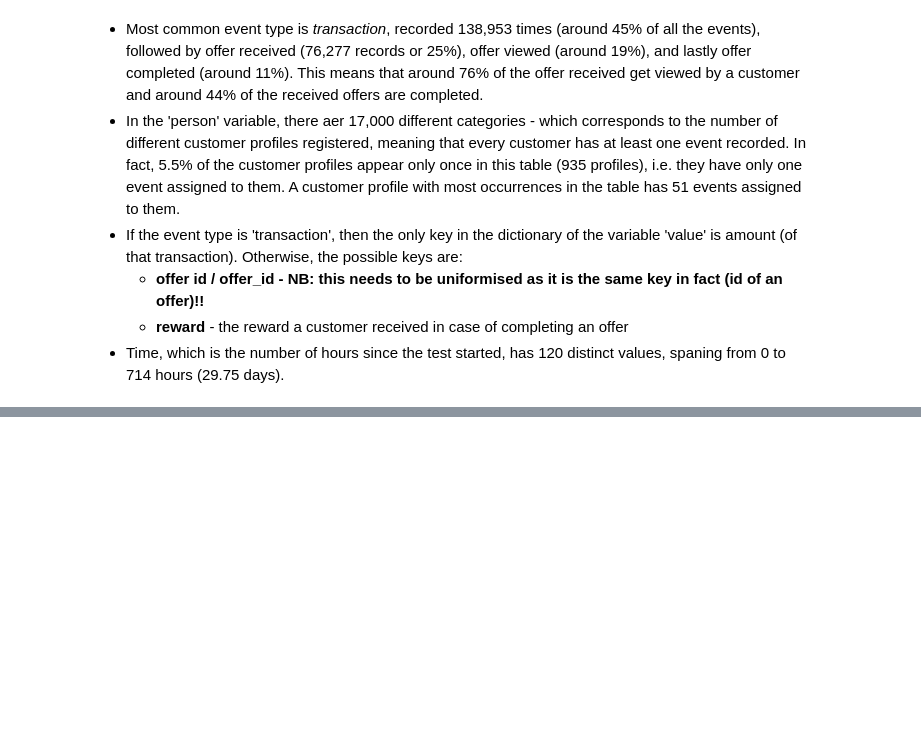
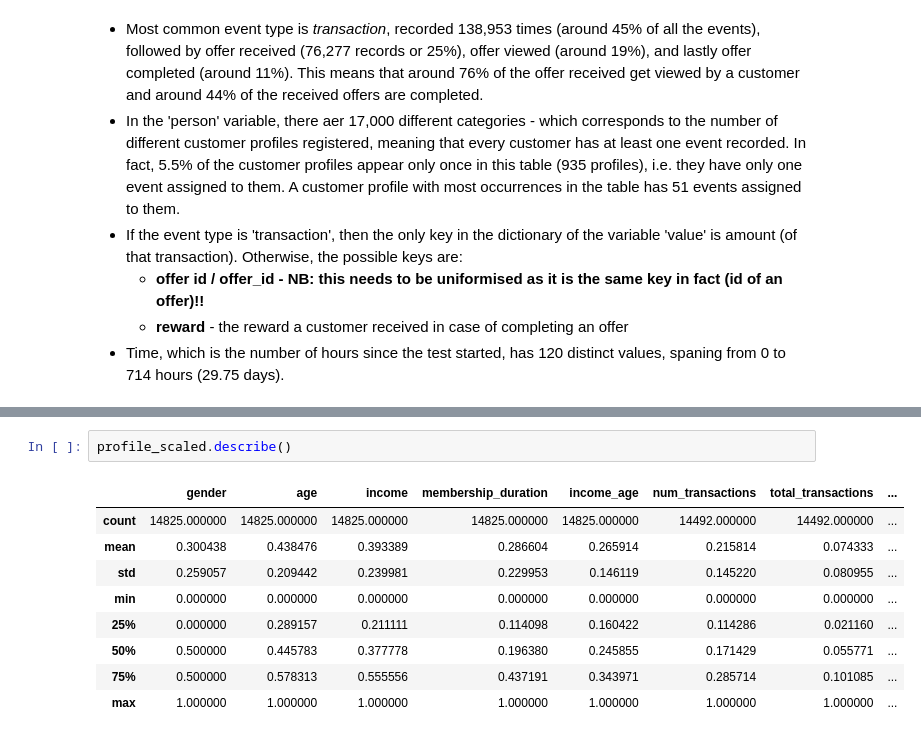
Before and after one commit to dvalps/starbucks-project, a Jupyter notebook: Starbucks_Capstone_notebook.ipynb, the cells around one changed output, grey strips where cells are left out. Cells and saved outputs as stored; diff of their text form; blank space fills up the shorter version.

```diff
--- a/Starbucks_Capstone_notebook.ipynb
+++ b/Starbucks_Capstone_notebook.ipynb
@@ -291,0 +483,12 @@ Observations:
+# %%
+profile_scaled.describe()
+# %% [output]
+|  | gender | age | income | membership_duration | income_age | num_transactions | total_transactions | ... |
+| count | 14825.000000 | 14825.000000 | 14825.000000 | 14825.000000 | 14825.000000 | 14492.000000 | 14492.000000 | ... |
+| mean | 0.300438 | 0.438476 | 0.393389 | 0.286604 | 0.265914 | 0.215814 | 0.074333 | ... |
+| std | 0.259057 | 0.209442 | 0.239981 | 0.229953 | 0.146119 | 0.145220 | 0.080955 | ... |
+| min | 0.000000 | 0.000000 | 0.000000 | 0.000000 | 0.000000 | 0.000000 | 0.000000 | ... |
+| 25% | 0.000000 | 0.289157 | 0.211111 | 0.114098 | 0.160422 | 0.114286 | 0.021160 | ... |
+| 50% | 0.500000 | 0.445783 | 0.377778 | 0.196380 | 0.245855 | 0.171429 | 0.055771 | ... |
+| 75% | 0.500000 | 0.578313 | 0.555556 | 0.437191 | 0.343971 | 0.285714 | 0.101085 | ... |
+| max | 1.000000 | 1.000000 | 1.000000 | 1.000000 | 1.000000 | 1.000000 | 1.000000 | ... |
```
Also changed, not shown: parts of 37 cells of this notebook.
